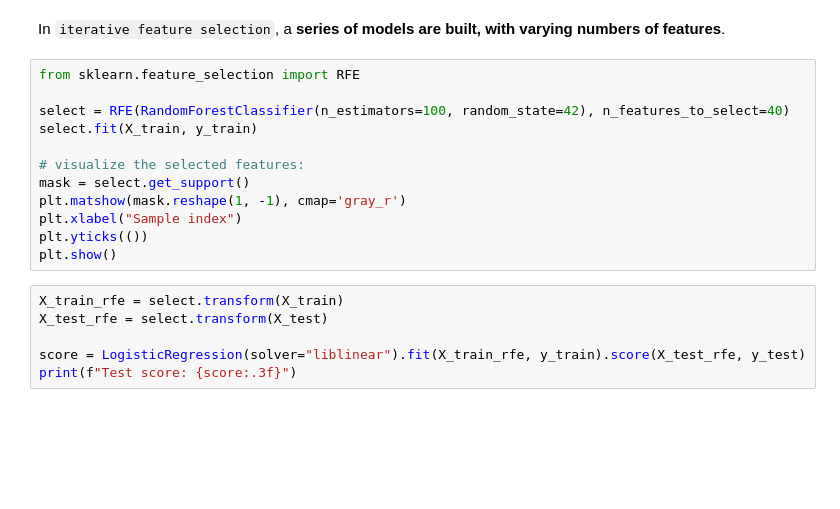
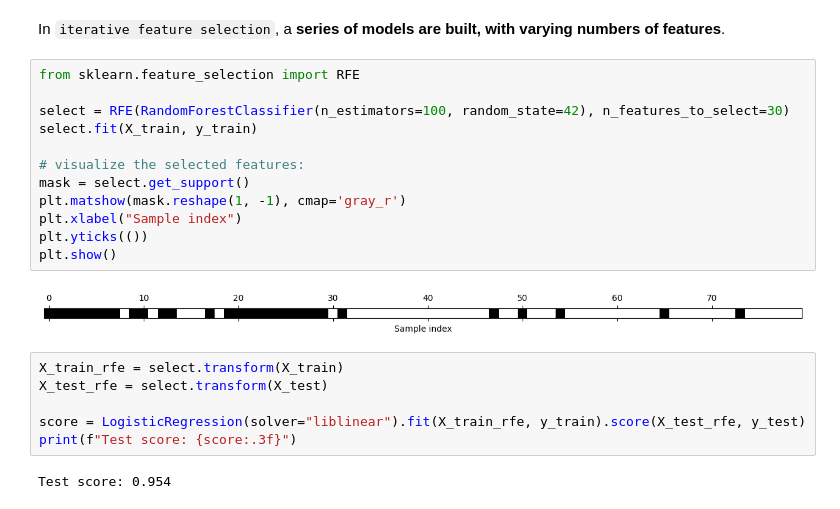
Before and after one commit to icta-tecaji/python-machine-learning-public, a Jupyter notebook: 04_Overdnotenje_in_optimizacija_modelov/05_Automatic_Feature_Selection_CLEAN.ipynb, the cells around one changed output. Cells and saved outputs as stored; diff of their text form; blank space fills up the shorter version.

```diff
--- a/04_Overdnotenje_in_optimizacija_modelov/05_Automatic_Feature_Selection_CLEAN.ipynb
+++ b/04_Overdnotenje_in_optimizacija_modelov/05_Automatic_Feature_Selection_CLEAN.ipynb
@@ -122,20 +156,24 @@ In `iterative feature selection`, a **series of models are built, with varying n
 # %%
 from sklearn.feature_selection import RFE
 
-select = RFE(RandomForestClassifier(n_estimators=100, random_state=42), n_features_to_select=40)
+select = RFE(RandomForestClassifier(n_estimators=100, random_state=42), n_features_to_select=30)
 select.fit(X_train, y_train)
 
 # visualize the selected features:
 mask = select.get_support()
 plt.matshow(mask.reshape(1, -1), cmap='gray_r')
 plt.xlabel("Sample index")
 plt.yticks(())
 plt.show()
+# %% [output]
+[figure, added]
 # %%
 X_train_rfe = select.transform(X_train)
 X_test_rfe = select.transform(X_test)
 
 score = LogisticRegression(solver="liblinear").fit(X_train_rfe, y_train).score(X_test_rfe, y_test)
 print(f"Test score: {score:.3f}")
+# %% [output]
+Test score: 0.954
 # %%
 print(f"Test score: {select.score(X_test, y_test):.3f}")
```
Also changed, not shown: parts of 9 cells of this notebook, 1 other file.
